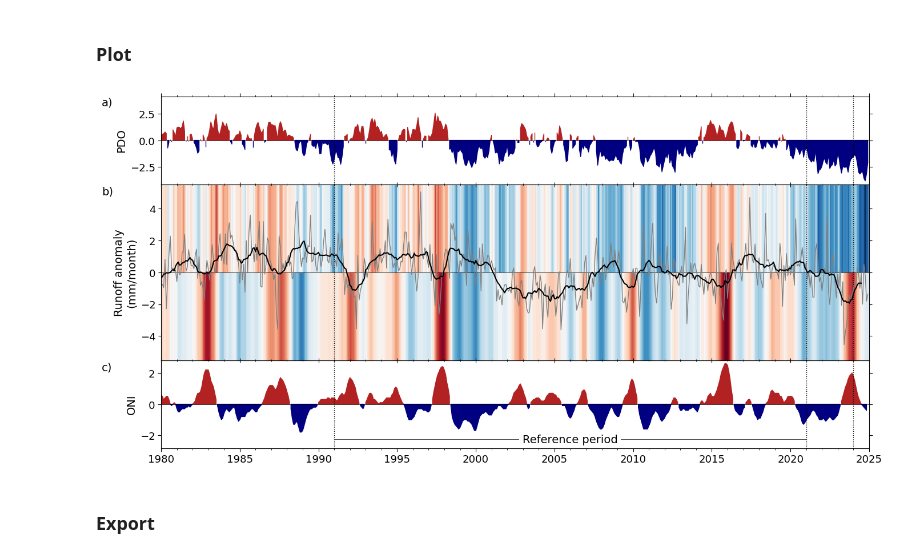
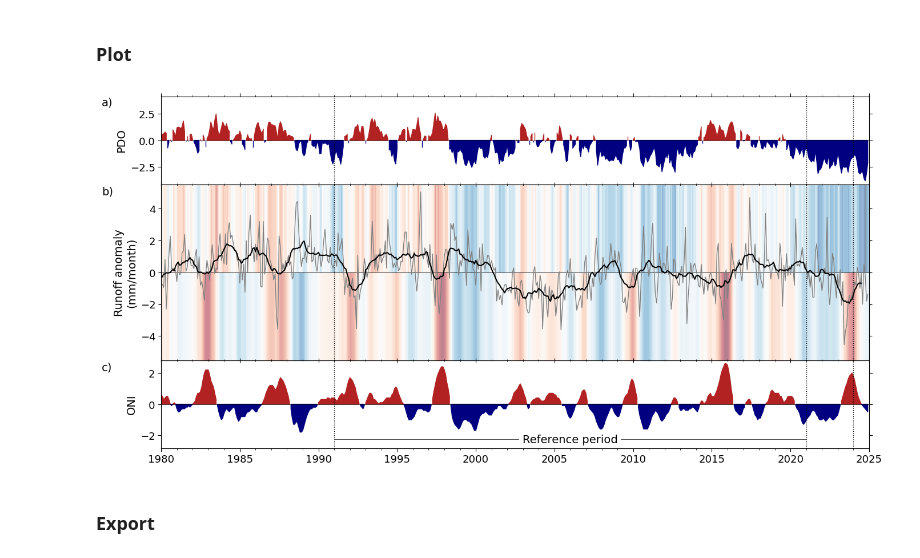
Before and after one commit to casadoj/SotCin2024, a Jupyter notebook: notebook/3.2_runoff_timeseries.ipynb, the cells around one changed output. Cells and saved outputs as stored; diff of their text form; code cells hidden in the pictures.

```diff
--- a/notebook/3.2_runoff_timeseries.ipynb
+++ b/notebook/3.2_runoff_timeseries.ipynb
@@ -118,7 +118,7 @@ plt.rcParams.update({
 # %%
 xlim = (datetime(1980, 1, 1), datetime(2025, 1, 1))
 colormap = 'RdBu_r'
-alpha = 0 #.5
+alpha = 0.5
 
 fig = plt.figure(figsize=(16, 8))
 gs = gridspec.GridSpec(3, 1, height_ratios=[1, 2, 1], hspace=0)
@@ -204,36 +204,36 @@ oni_scaled = enso / np.nanmax(abs(enso))  # Normalize ONI
 # Create a colormap
 cmap = plt.get_cmap(colormap)
 
 # Generate colors based on indices
 pdo_colors = cmap((pdo_scaled + 1) / 2)  # Normalize between 0 and 1
 oni_colors = cmap((oni_scaled + 1) / 2)
 
 # Create a background with vertical color variations
 for i, (t0, color_pdo, color_oni) in enumerate(zip(pdo.index, pdo_colors, oni_colors)):
     t1 = t0 + pd.DateOffset(months=1)
     ax2.axvspan(t0, t1, ymin=0.5, ymax=1, color=color_pdo, zorder=0)
     ax2.axvspan(t0, t1, ymin=0, ymax=0.5, color=color_oni, zorder=0)
 ax2.axvspan(pdo.index[0], pdo.index[-1], color='w', alpha=alpha, zorder=1)
 
 ax2.tick_params(axis="x", which='major', direction="inout", bottom=True, top=True, length=6)
 ax2.tick_params(axis='x', which='minor', direction="inout", bottom=True, top=True, length=3)
 ax2.xaxis.set_major_locator(mdates.YearLocator(5))
 ax2.xaxis.set_minor_locator(mdates.YearLocator(1))
 ax2.tick_params(axis="y", direction="out", right=True, left=True)
 
 for ax in [ax1, ax2, ax3]:
     for date in [START, END, datetime(2024, 1, 1)]:
         ax.axvline(date, c='k', ls=':', lw=1, zorder=1)
 
 # panel names
 fig.text(0.06, .86, 'a)')
 fig.text(0.06, .665, 'b)')
 fig.text(0.06, .28, 'c)');
 
-# plt.savefig(PATH_PLOT / f'interannual_variability_{VAR}.jpg', dpi=300, bbox_inches='tight');
-plt.savefig(PATH_PLOT / f'interannual_variability_{VAR}.eps', format='eps', dpi=600, bbox_inches='tight');
+plt.savefig(PATH_PLOT / f'interannual_variability_{VAR}.jpg', dpi=300, bbox_inches='tight');
+# plt.savefig(PATH_PLOT / f'interannual_variability_{VAR}.eps', format='eps', dpi=600, bbox_inches='tight');
 # %% [output]
-[figure, old version]
+[figure, new version]
 # %% [markdown]
 ### Export
 # %%
```
Also changed, not shown: parts of 1 cell of this notebook.
